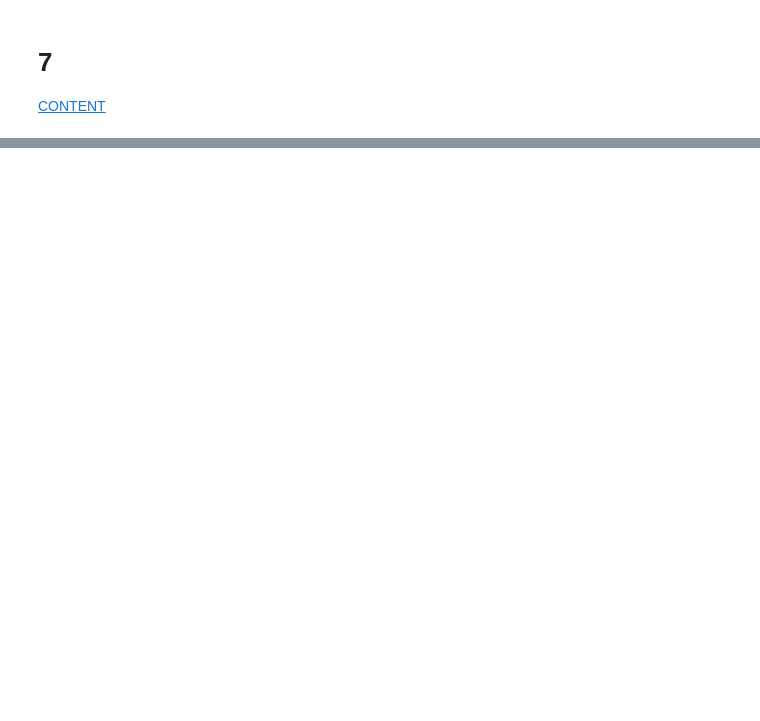
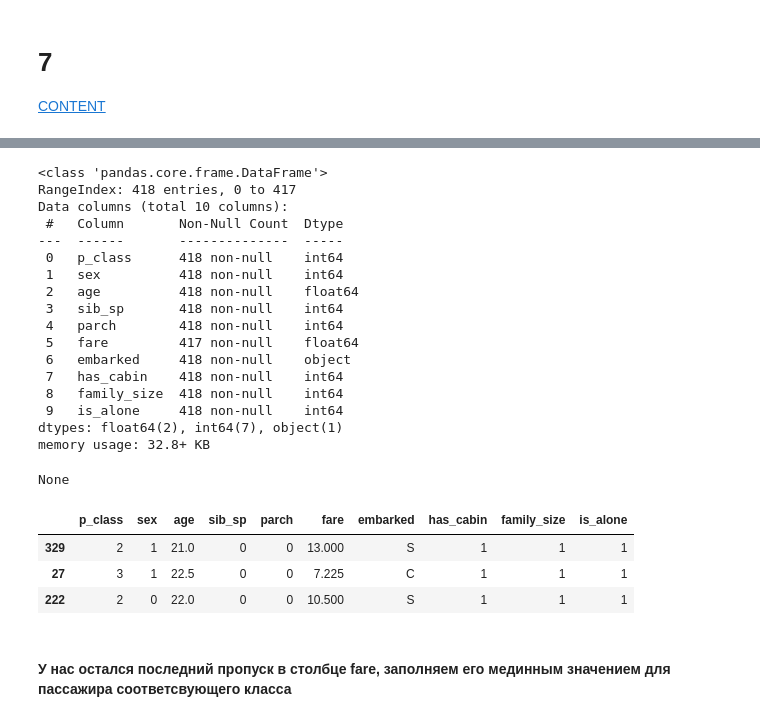
Before and after one commit to RuslGL/kaggle_practice, a Jupyter notebook: titanic/classic_ml.ipynb, the cells around one changed output, grey strips where cells are left out. Saved outputs shown, nothing was run; the diff lists cells and outputs as text; code cells hidden in the pictures; blank space fills up the shorter version.

```diff
--- a/titanic/classic_ml.ipynb
+++ b/titanic/classic_ml.ipynb
@@ -792,0 +1097,41 @@ results
+# %%
+test_data.groupby('p_class')['age'].median()
+
+(test_data[(test_data.p_class == 1) & (test_data.age.notna())]['age']).median()
+
+test_data.age = test_data.age.fillna(
+    test_data.groupby('p_class')['age'].transform('median')
+)
+
+test_data['family_size'] = test_data.sib_sp + test_data.parch + 1
+test_data['is_alone'] = np.where(test_data.family_size==1, 1, 0)
+test_data.embarked = test_data.embarked.fillna('un')
+test_data = test_data.drop(['ticket', 'name', 'id'],axis=1)
+
+display(test_data.info())
+test_data.sample(3)
+# %% [output]
+<class 'pandas.core.frame.DataFrame'>
+RangeIndex: 418 entries, 0 to 417
+Data columns (total 10 columns):
+ #   Column       Non-Null Count  Dtype
+---  ------       --------------  -----
+ 0   p_class      418 non-null    int64
+ 1   sex          418 non-null    int64
+ 2   age          418 non-null    float64
+ 3   sib_sp       418 non-null    int64
+ 4   parch        418 non-null    int64
+ 5   fare         417 non-null    float64
+ 6   embarked     418 non-null    object
+ 7   has_cabin    418 non-null    int64
+ 8   family_size  418 non-null    int64
+ 9   is_alone     418 non-null    int64
+dtypes: float64(2), int64(7), object(1)
+memory usage: 32.8+ KB
+None
+|  | p_class | sex | age | sib_sp | parch | fare | embarked | has_cabin | family_size | is_alone |
+| 329 | 2 | 1 | 21.0 | 0 | 0 | 13.000 | S | 1 | 1 | 1 |
+| 27 | 3 | 1 | 22.5 | 0 | 0 | 7.225 | C | 1 | 1 | 1 |
+| 222 | 2 | 0 | 22.0 | 0 | 0 | 10.500 | S | 1 | 1 | 1 |
+# %% [markdown]
+#### У нас остался последний пропуск в столбце fare, заполняем его мединным значением для пассажира соответсвующего класса
```
Also changed, not shown: parts of 33 cells of this notebook.
